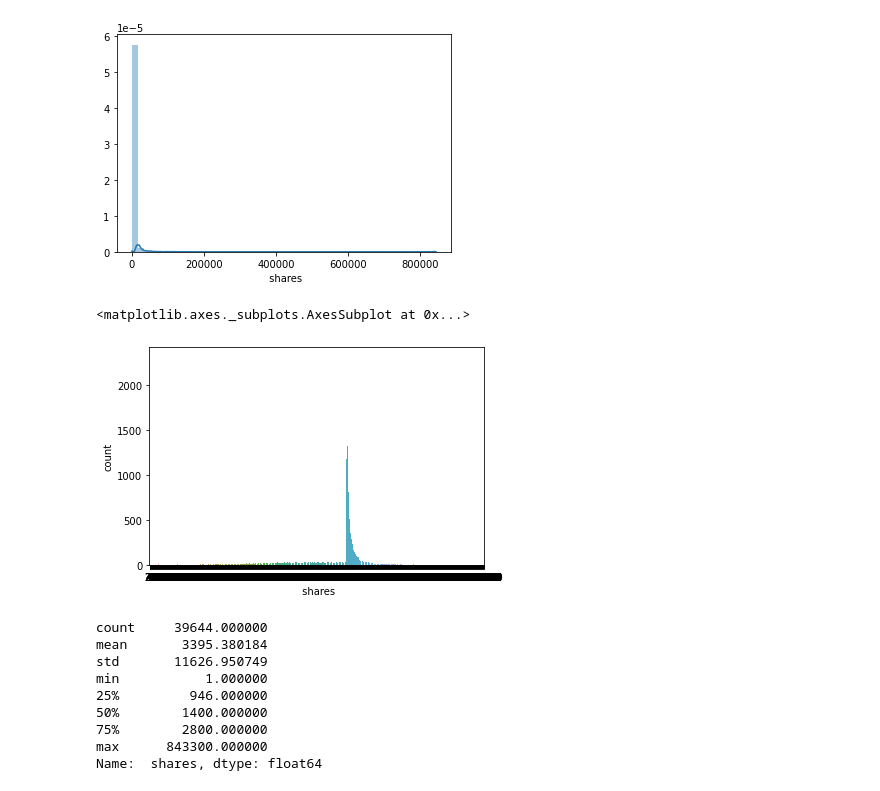
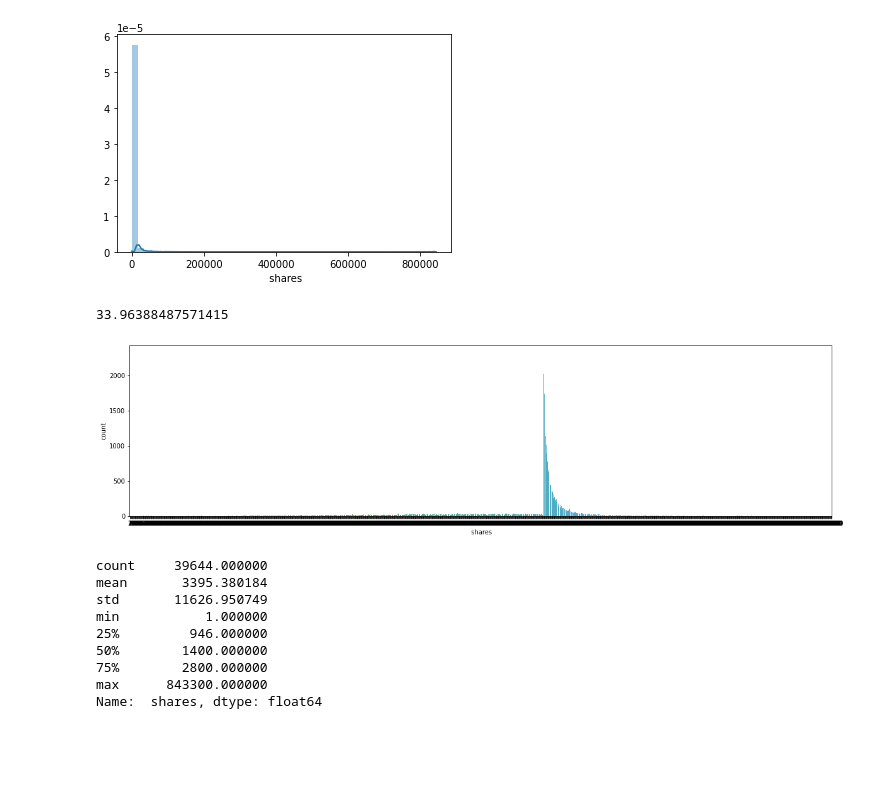
Before and after one commit to NishigandhaS/Mashable-Dataset-, a Jupyter notebook: Mashable.ipynb, the cells around one changed output. Cells and saved outputs as stored; diff of their text form; code cells hidden in the pictures; blank space fills up the shorter version.

```diff
--- a/Mashable.ipynb
+++ b/Mashable.ipynb
@@ -89,11 +94,16 @@ sns.distplot(d[' shares'])
 # %% [output]
 <matplotlib.axes._subplots.AxesSubplot at 0x...>
 [figure]
-# %%
-sns.countplot(d[' shares'])
-# %% [output]
-<matplotlib.axes._subplots.AxesSubplot at 0x...>
-[figure, removed]
+# %%
+d[' shares'].skew() #Proof of highly right skewed data
+# %% [output]
+33.96388487571415
+# %%
+plt.figure(figsize=(20,5)) #Sudden peak at 2000band a gradual fall post that
+sns.countplot(d[' shares'])
+plt.show()
+# %% [output]
+[figure, added]
 # %%
 d[' shares'].describe()
 # %% [output]
```
Also changed, not shown: parts of 25 cells of this notebook.
